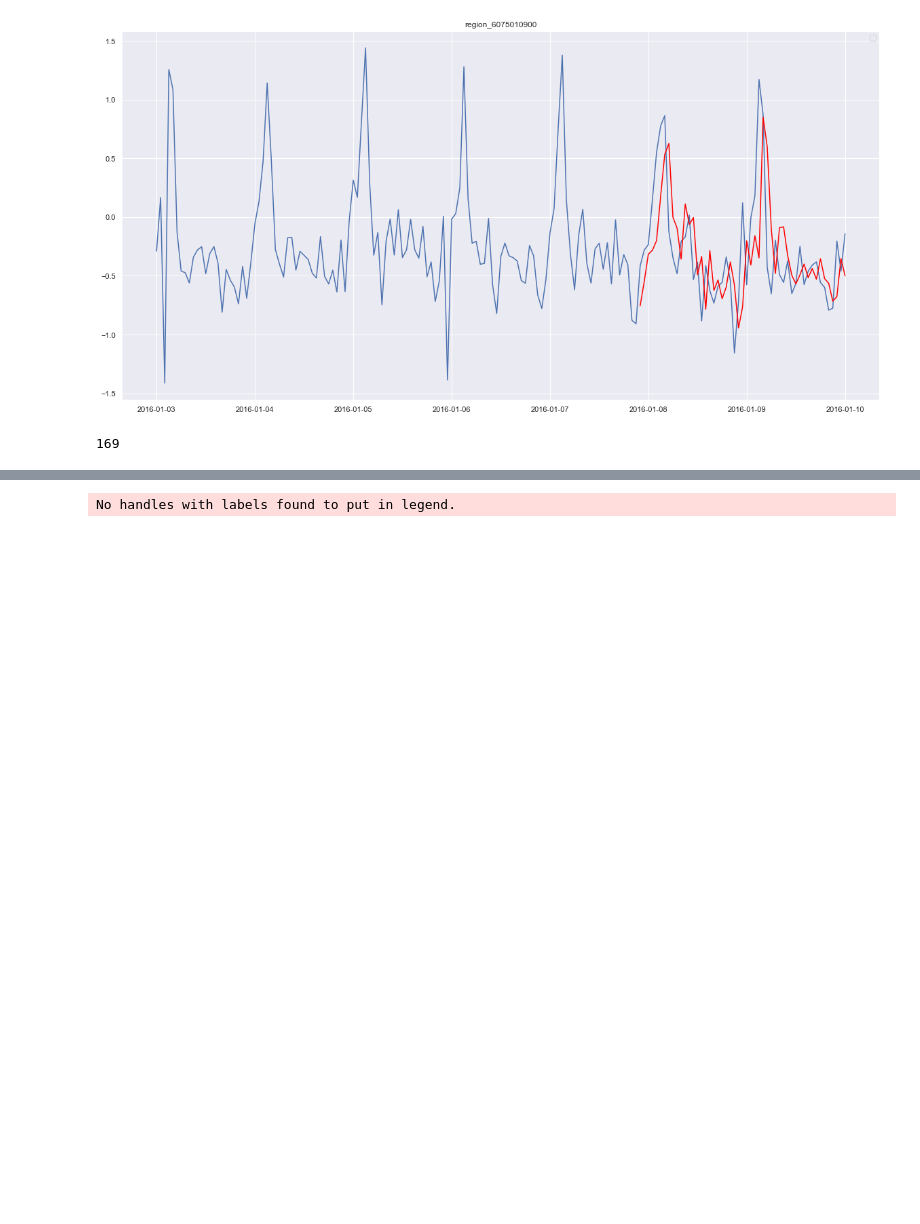
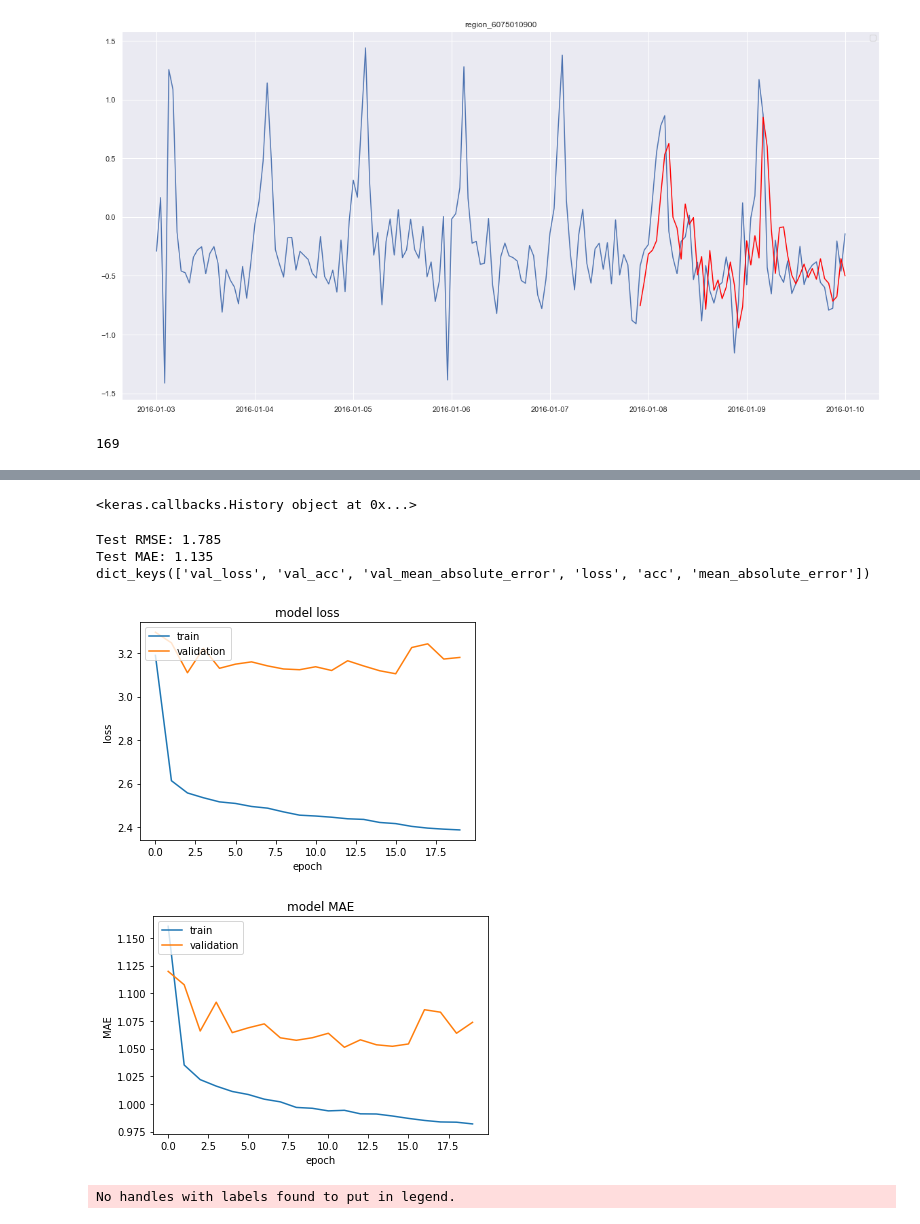
Before and after one commit to sakoki/Rushhour, a Jupyter notebook: code/playground/ARIMA_baseline.ipynb, the cells around one changed output, grey strips where cells are left out. Saved outputs shown, nothing was run; the diff lists cells and outputs as text; code cells hidden in the pictures; blank space fills up the shorter version.

```diff
--- a/code/playground/ARIMA_baseline.ipynb
+++ b/code/playground/ARIMA_baseline.ipynb
@@ -554,11 +557,12 @@ Text(0.5,1,'region_6075010900 LSTM prediction')
 # %%
 ## code snippet: https://www.analyticsvidhya.com/blog/2018/10/predicting-stock-price-machine-learningnd-deep-learning-techniques-python/
 split_size =0.7
-time_window = 3
+time_window = 12
+epoch = 20
 #creating dataframe
 x_train, y_train = np.empty(shape=[0, time_window, 1]),np.empty(shape=[0,1])
 X_test, Y_test = np.empty(shape=[0, time_window, 1]),np.empty(shape=[0,1])
-for i, row in sample_time_series_scale.iterrows():
+for i, row in new_time_df_new.iterrows():
     scaled_data = row.T.to_frame()
 
     labels = scaled_data.index # add label
@@ -568,7 +572,7 @@ for i, row in sample_time_series_scale.iterrows():
 
     size = int(len(dataset) * split_size)
 
-    train, test = dataset[0:size], dataset[size:len(X)]
+    train, test = dataset[0:size], dataset[size:len(dataset)]
 
     test_label =labels[size:len(labels)]# add label
     #converting dataset into x_train and y_train
@@ -599,7 +603,7 @@ for i, row in sample_time_series_scale.iterrows():
 
 
 
-
+print(x_train.shape)
 
 # create and fit the LSTM network
 model = Sequential()
@@ -607,13 +611,6 @@ model.add(LSTM(units=16, return_sequences=True, input_shape=(x_train.shape[1],1)
 model.add(LSTM(units=16))
 model.add(Dense(1))
 
-model.compile(loss='mean_squared_error', optimizer='adam')
-model.fit(x_train, y_train, epochs=10, batch_size=16, verbose=2)
-
-
-predict_speed = model.predict(X_test)
-lstm_mse = mean_squared_error(Y_test, predict_speed)
-lstm_mae = mean_absolute_error(Y_test, predict_speed)
-print('Test RMSE: %.3f' % np.sqrt(lstm_mse))
-print('Test MAE: %.3f' % lstm_mae)
+model.compile(loss='mean_squared_error', optimizer='adam',metrics=['mae'])
+history = model.fit(x_train, y_train, epochs=epoch,validation_split = 0.25, batch_size=16, verbose=2)
 # %% [output]
@@ -637,3 +634,47 @@ Test MAE: 0.408
+# %%
+print(history)
+# %% [output]
+<keras.callbacks.History object at 0x...>
+# %%
+predict_speed = model.predict(X_test)
+lstm_mse = mean_squared_error(Y_test, predict_speed)
+lstm_mae = mean_absolute_error(Y_test, predict_speed)
+print('Test RMSE: %.3f' % np.sqrt(lstm_mse))
+print('Test MAE: %.3f' % lstm_mae)
+
+
+print(history.history.keys())
+# #  "Accuracy"
+# plt.plot(history.history['acc'])
+# plt.plot(history.history['val_acc'])
+# plt.title('model accuracy')
+# plt.ylabel('accuracy')
+# plt.xlabel('epoch')
+# plt.legend(['train', 'validation'], loc='upper left')
+# plt.show()
+# "Loss"
+plt.plot(history.history['loss'])
+plt.plot(history.history['val_loss'])
+plt.title('model loss')
+plt.ylabel('loss')
+plt.xlabel('epoch')
+plt.legend(['train', 'validation'], loc='upper left')
+plt.show()
+
+# "MAE"
+plt.plot(history.history['mean_absolute_error'])
+plt.plot(history.history['val_mean_absolute_error'])
+plt.title('model MAE')
+plt.ylabel('MAE')
+plt.xlabel('epoch')
+plt.legend(['train', 'validation'], loc='upper left')
+plt.show()
+# %% [output]
+Test RMSE: 1.785
+Test MAE: 1.135
+dict_keys(['val_loss', 'val_acc', 'val_mean_absolute_error', 'loss', 'acc', 'mean_absolute_error'])
+[figure, added]
+[figure, added]
 # %%
 predict_time_series_ARIMA(sample_time_series.iloc[0],title = 'Predict traffice Trend (sample 2016 Jan 3)',fig_size = (20,10),split_size = 0.5,full = True)
 # %% [output]
```
Also changed, not shown: parts of 10 cells of this notebook, 7 other files.
